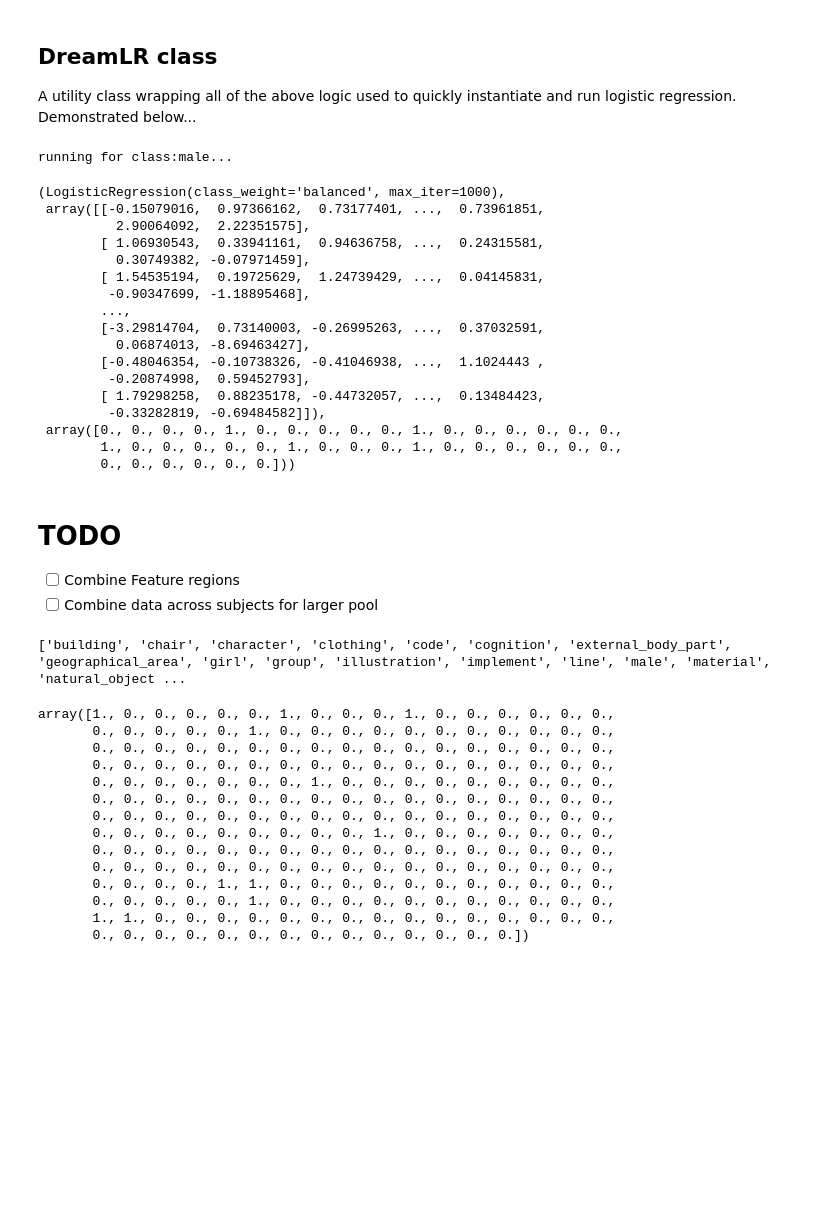
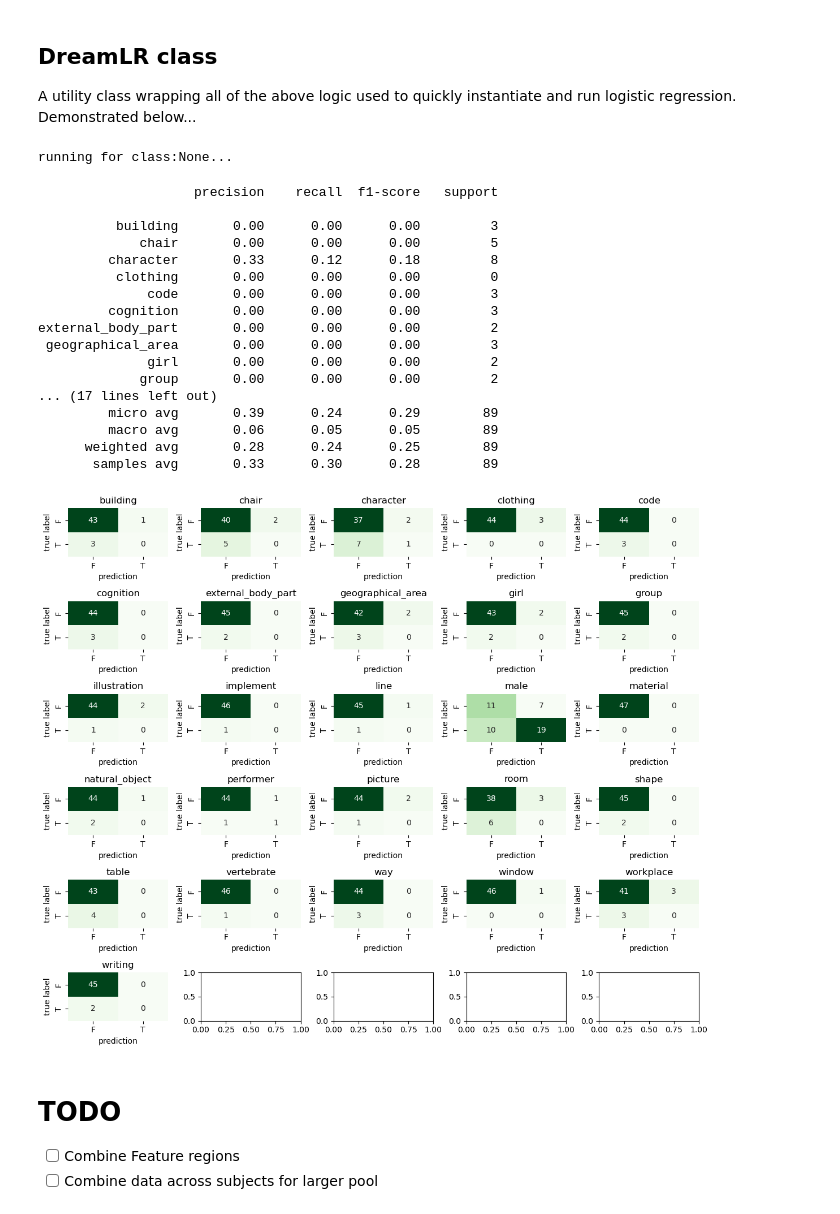
Before and after one commit to RandumbPurson/CMSE-202-Dream-Project, a Jupyter notebook: Logistic-Regression.ipynb, the cells around one changed output. Cells and saved outputs as stored; diff of their text form; code cells hidden in the pictures; blank space fills up the shorter version.

```diff
--- a/Logistic-Regression.ipynb
+++ b/Logistic-Regression.ipynb
@@ -140,30 +140,40 @@ A utility class wrapping all of the above logic used to quickly instantiate and
 # %%
 from utils import load_data
 from models import DreamLR
+from plotting import plot_confusion_matrix, classification_report
 
-masks, data = load_data(2) # get data for subject 2
+masks, data = load_data(1) # get data for subject 2
 
 lr = DreamLR(masks, data) # instantiate using subject 2's data
-lr.run("FFA", class_name="male") # run model to predict "male" class using the FFA region
+model, testx, testy = lr.run(["FFA", "HVC", "LOC", "LVC", "PPA", "V1", "V2", "V3"]) # run model to predict "male" class using the FFA region
+
+preds = model.predict(testx)
+label_names = lr.get_label_names()
+
+fig = plot_confusion_matrix(testy, preds, label_names)
+fig.savefig("AllFA-S1.png")
+
+print(classification_report(testy, preds, target_names = label_names))
 # %% [output]
-running for class:male...
+running for class:None...
-(LogisticRegression(class_weight='balanced', max_iter=1000),
- array([[-0.15079016,  0.97366162,  0.73177401, ...,  0.73961851,
-          2.90064092,  2.22351575],
-        [ 1.06930543,  0.33941161,  0.94636758, ...,  0.24315581,
-          0.30749382, -0.07971459],
-        [ 1.54535194,  0.19725629,  1.24739429, ...,  0.04145831,
-         -0.90347699, -1.18895468],
-        ...,
-        [-3.29814704,  0.73140003, -0.26995263, ...,  0.37032591,
-          0.06874013, -8.69463427],
-        [-0.48046354, -0.10738326, -0.41046938, ...,  1.1024443 ,
-         -0.20874998,  0.59452793],
-        [ 1.79298258,  0.88235178, -0.44732057, ...,  0.13484423,
-         -0.33282819, -0.69484582]]),
- array([0., 0., 0., 0., 1., 0., 0., 0., 0., 0., 1., 0., 0., 0., 0., 0., 0.,
-        1., 0., 0., 0., 0., 0., 1., 0., 0., 0., 1., 0., 0., 0., 0., 0., 0.,
-        0., 0., 0., 0., 0., 0.]))
+                    precision    recall  f1-score   support
+
+          building       0.00      0.00      0.00         3
+             chair       0.00      0.00      0.00         5
+         character       0.33      0.12      0.18         8
+          clothing       0.00      0.00      0.00         0
+              code       0.00      0.00      0.00         3
+         cognition       0.00      0.00      0.00         3
+external_body_part       0.00      0.00      0.00         2
+ geographical_area       0.00      0.00      0.00         3
+              girl       0.00      0.00      0.00         2
+             group       0.00      0.00      0.00         2
+... (17 lines left out)
+         micro avg       0.39      0.24      0.29        89
+         macro avg       0.06      0.05      0.05        89
+      weighted avg       0.28      0.24      0.25        89
+       samples avg       0.33      0.30      0.28        89
+[figure, added]
 # %% [markdown]
 # TODO
 - [ ] Combine Feature regions
@@ -174,24 +184,5 @@ from models import DreamLR
 
 masks, data = load_data(1)
 datahandler = DataHandler(masks, data, test_size=0)
-trainx = datahandler.get_feature(["FFA", "V1"], "train")
-trainy = datahandler.get_labels("building", "train")
-
-print(datahandler.label_names)
-datahandler.get_labels("girl")
+trainx = datahandler.get_feature(["FFA", "HVC", "LOC", "LVC", "PPA", "V1", "V2", "V3"], "train")
+trainy = datahandler.get_labels()
-# %% [output]
-['building', 'chair', 'character', 'clothing', 'code', 'cognition', 'external_body_part', 'geographical_area', 'girl', 'group', 'illustration', 'implement', 'line', 'male', 'material', 'natural_object ...
-array([1., 0., 0., 0., 0., 0., 1., 0., 0., 0., 1., 0., 0., 0., 0., 0., 0.,
-       0., 0., 0., 0., 0., 1., 0., 0., 0., 0., 0., 0., 0., 0., 0., 0., 0.,
-       0., 0., 0., 0., 0., 0., 0., 0., 0., 0., 0., 0., 0., 0., 0., 0., 0.,
-       0., 0., 0., 0., 0., 0., 0., 0., 0., 0., 0., 0., 0., 0., 0., 0., 0.,
-       0., 0., 0., 0., 0., 0., 0., 1., 0., 0., 0., 0., 0., 0., 0., 0., 0.,
-       0., 0., 0., 0., 0., 0., 0., 0., 0., 0., 0., 0., 0., 0., 0., 0., 0.,
-       0., 0., 0., 0., 0., 0., 0., 0., 0., 0., 0., 0., 0., 0., 0., 0., 0.,
-       0., 0., 0., 0., 0., 0., 0., 0., 0., 1., 0., 0., 0., 0., 0., 0., 0.,
-       0., 0., 0., 0., 0., 0., 0., 0., 0., 0., 0., 0., 0., 0., 0., 0., 0.,
-       0., 0., 0., 0., 0., 0., 0., 0., 0., 0., 0., 0., 0., 0., 0., 0., 0.,
-       0., 0., 0., 0., 1., 1., 0., 0., 0., 0., 0., 0., 0., 0., 0., 0., 0.,
-       0., 0., 0., 0., 0., 1., 0., 0., 0., 0., 0., 0., 0., 0., 0., 0., 0.,
-       1., 1., 0., 0., 0., 0., 0., 0., 0., 0., 0., 0., 0., 0., 0., 0., 0.,
-       0., 0., 0., 0., 0., 0., 0., 0., 0., 0., 0., 0., 0., 0.])
```
Also changed, not shown: parts of 1 cell of this notebook.
